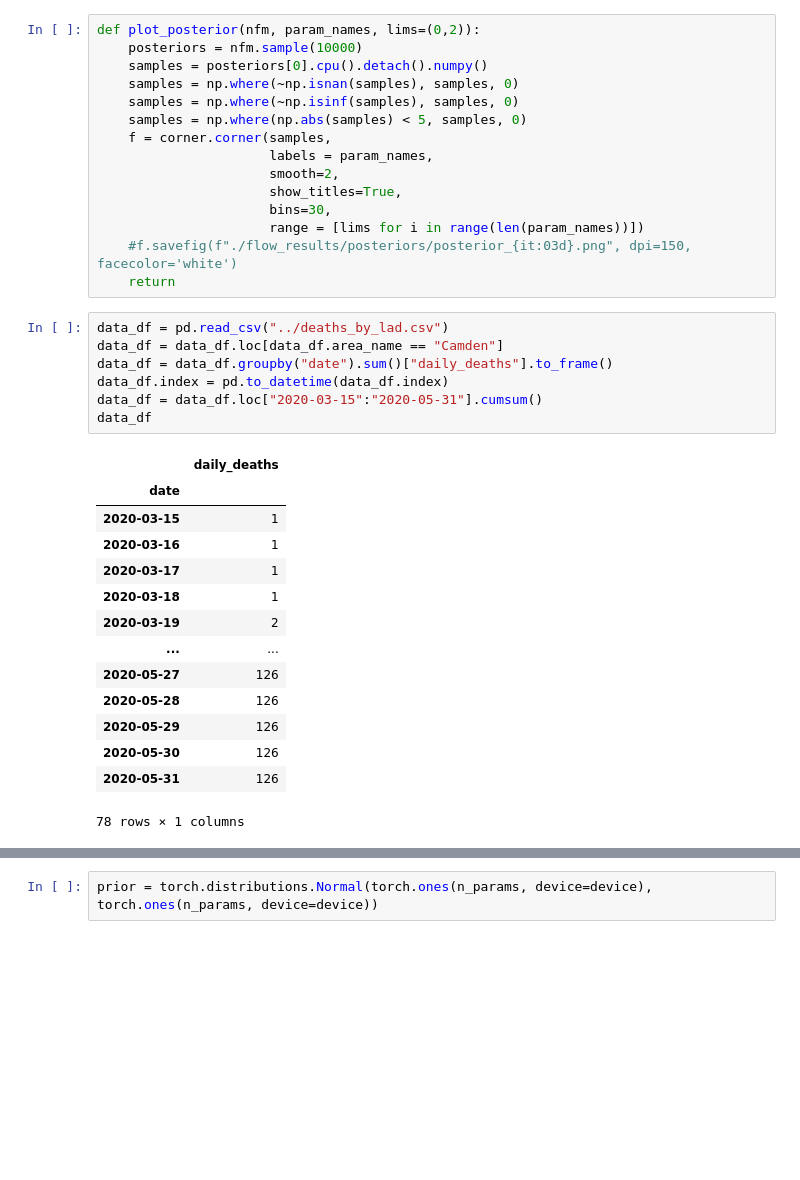
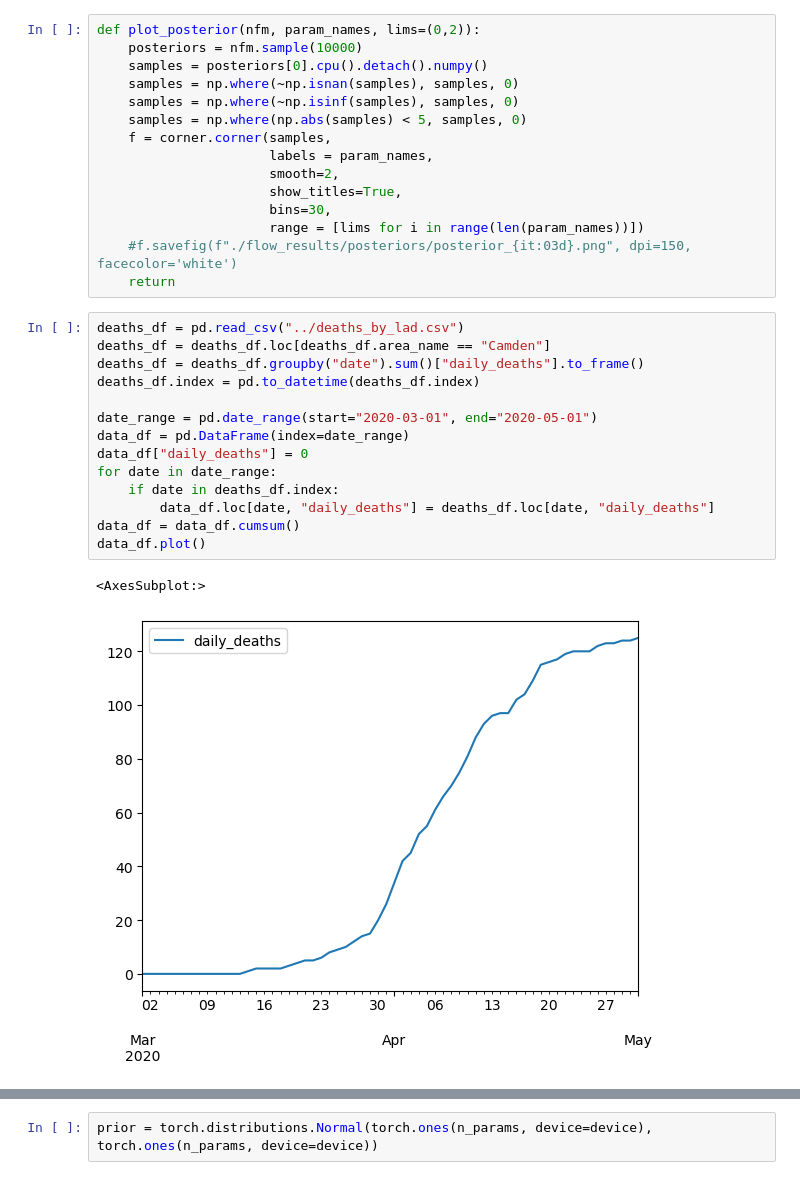
Before and after one commit to arnauqb/bayesian_gradabm, a Jupyter notebook: notebooks/june_data.ipynb, the cells around one changed output, grey strips where cells are left out. Cells and saved outputs as stored; diff of their text form; blank space fills up the shorter version.

```diff
--- a/notebooks/june_data.ipynb
+++ b/notebooks/june_data.ipynb
@@ -44,27 +44,22 @@ def plot_posterior(nfm, param_names, lims=(0,2)):
                       range = [lims for i in range(len(param_names))])
     #f.savefig(f"./flow_results/posteriors/posterior_{it:03d}.png", dpi=150, facecolor='white')
     return
-# %%
-data_df = pd.read_csv("../deaths_by_lad.csv")
-data_df = data_df.loc[data_df.area_name == "Camden"]
-data_df = data_df.groupby("date").sum()["daily_deaths"].to_frame()
-data_df.index = pd.to_datetime(data_df.index)
-data_df = data_df.loc["2020-03-15":"2020-05-31"].cumsum()
-data_df
-# %% [output]
-|  | daily_deaths |
-| date |  |
-| 2020-03-15 | 1 |
-| 2020-03-16 | 1 |
-| 2020-03-17 | 1 |
-| 2020-03-18 | 1 |
-| 2020-03-19 | 2 |
-| ... | ... |
-| 2020-05-27 | 126 |
-| 2020-05-28 | 126 |
-| 2020-05-29 | 126 |
-| 2020-05-30 | 126 |
-| 2020-05-31 | 126 |
-78 rows × 1 columns
+# %%
+deaths_df = pd.read_csv("../deaths_by_lad.csv")
+deaths_df = deaths_df.loc[deaths_df.area_name == "Camden"]
+deaths_df = deaths_df.groupby("date").sum()["daily_deaths"].to_frame()
+deaths_df.index = pd.to_datetime(deaths_df.index)
+
+date_range = pd.date_range(start="2020-03-01", end="2020-05-01")
+data_df = pd.DataFrame(index=date_range)
+data_df["daily_deaths"] = 0
+for date in date_range:
+    if date in deaths_df.index:
+        data_df.loc[date, "daily_deaths"] = deaths_df.loc[date, "daily_deaths"]
+data_df = data_df.cumsum()
+data_df.plot()
+# %% [output]
+<AxesSubplot:>
+[figure, added]
 # %%
 #params = yaml.safe_load(open("../configs/june.yaml"))
```
Also changed, not shown: parts of 9 cells of this notebook, 1 other file.
